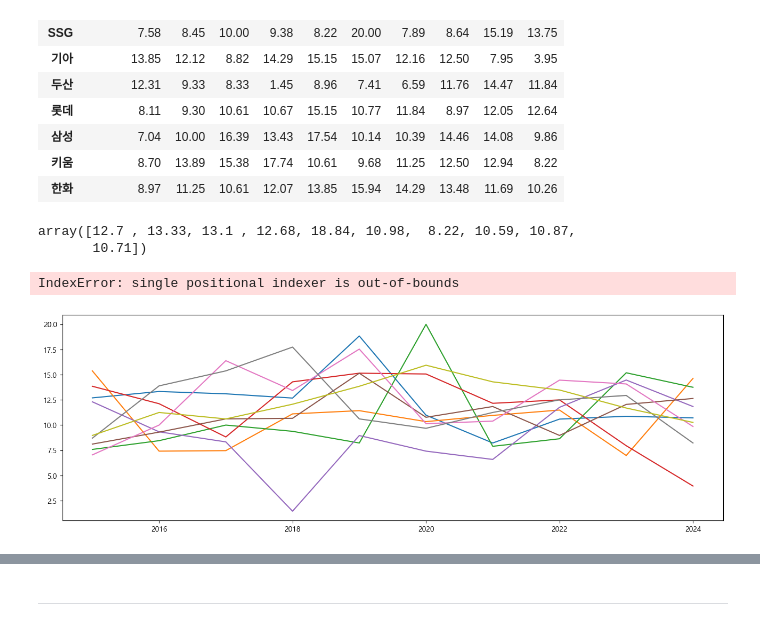
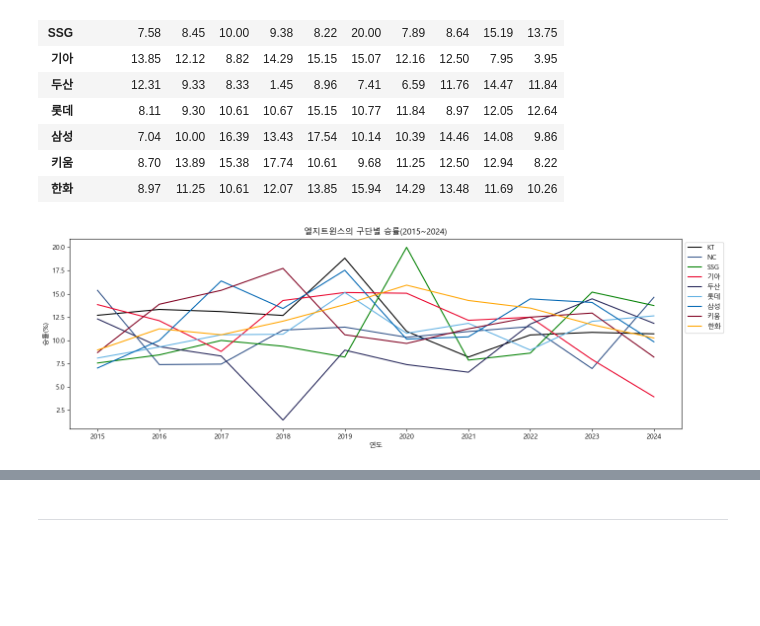
Before and after one commit to IAMKIMEUNSEO/predict2025_kbo_lgtwins_winning_rate, a Jupyter notebook: lgtwins.ipynb, the cells around one changed output, grey strips where cells are left out. Drawn from its saved outputs; the diff is of its cells as text; code cells hidden in the pictures; blank space fills up the shorter version.

```diff
--- a/lgtwins.ipynb
+++ b/lgtwins.ipynb
@@ -242,9 +261,9 @@ team_columns = np.concatenate([np.repeat(team, 10) for team in teams])
 df_team['team'] = team_columns
 
 df_team_win = df_team[['Year', 'winning_rate', 'team']]
-df_team_win = df_team_win.pivot_table(index='team', columns='Year')
+df_team_win_pivot= df_team_win.pivot_table(index='team', columns='Year')
 
-df_team_win
+df_team_win_pivot
 # %% [output]
 |  | winning_rate |  |  |  |  |  |  |  |  |  |
 | Year | 2015 | 2016 | 2017 | 2018 | 2019 | 2020 | 2021 | 2022 | 2023 | 2024 |
@@ -258,23 +277,22 @@ df_team_win
 | 삼성 | 7.04 | 10.00 | 16.39 | 13.43 | 17.54 | 10.14 | 10.39 | 14.46 | 14.08 | 9.86 |
 | 키움 | 8.70 | 13.89 | 15.38 | 17.74 | 10.61 | 9.68 | 11.25 | 12.50 | 12.94 | 8.22 |
 | 한화 | 8.97 | 11.25 | 10.61 | 12.07 | 13.85 | 15.94 | 14.29 | 13.48 | 11.69 | 10.26 |
-# %%
-df_team_win.iloc[0, :].values
-# %% [output]
-array([12.7 , 13.33, 13.1 , 12.68, 18.84, 10.98,  8.22, 10.59, 10.87,
-       10.71])
 # %%
-#x축
-x_val = df_team_win.columns.get_level_values(1) #Year
-label_val = df_team_win.index   #team
+x_val = df_team_win_pivot.columns.get_level_values(1) #X축(Year)
+label_val = list(df_team_win_pivot.index)   #범례(team)
+colors = ['black', '#305187', 'green', '#EA0029', '#222357', '#62B1E3', '#0066B3', '#800020', 'orange']
 
 plt.figure(figsize=(16, 5))
 
-for i in range(11):
-    plt.plot(x_val, df_team_win.iloc[i, :].values, label=label_val)
+for i in range(len(df_team_win_pivot)):
+    color = colors[i % len(colors)]
+    plt.plot(x_val, df_team_win_pivot.iloc[i, :].values, label=label_val[i], color=color)
 
-plt.legend()
+plt.xticks(range(2015, 2025))
+plt.title("엘지트윈스의 구단별 승률(2015~2024)")
+plt.xlabel("연도")
+plt.ylabel("승률(%)")
+plt.legend(bbox_to_anchor=(1,1))
 plt.show()
 # %% [output]
-IndexError: single positional indexer is out-of-bounds
-[figure, old version]
+[figure, new version]
```
Also changed, not shown: parts of 27 cells of this notebook.
